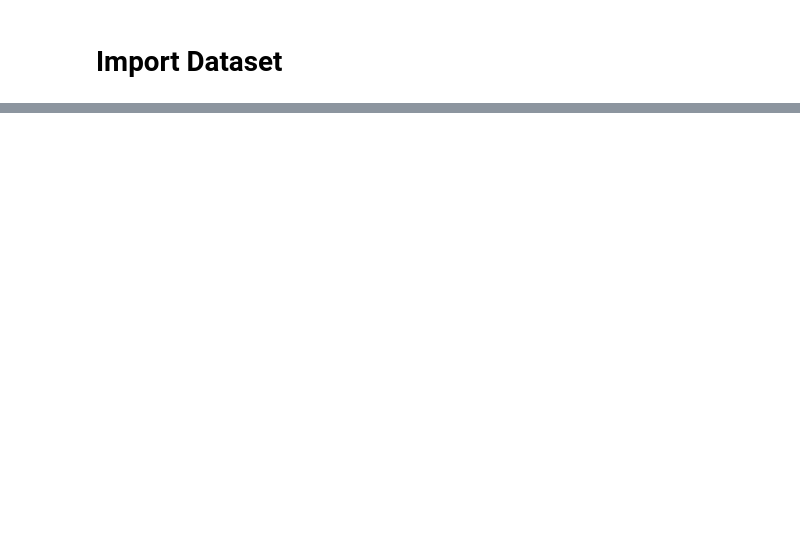
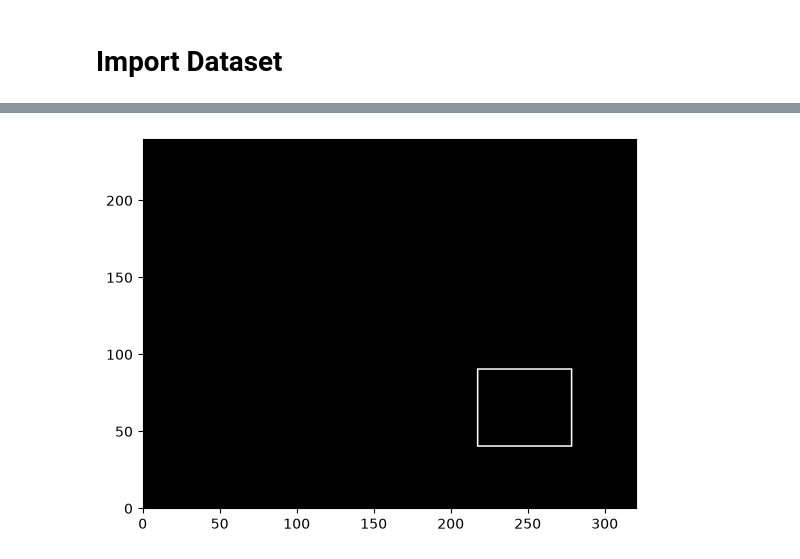
Before and after one commit to Wusteeeer/TinyML_Labs, a Jupyter notebook: shape_recognition/create_train_model.ipynb, the cells around one changed output, grey strips where cells are left out. Cells and saved outputs as stored; diff of their text form; code cells hidden in the pictures; blank space fills up the shorter version.

Commit message:
Creation of model and training seems to be working, it is overfitting though, so more work needed

```diff
--- a/shape_recognition/create_train_model.ipynb
+++ b/shape_recognition/create_train_model.ipynb
@@ -121,0 +96,22 @@ print(label_array[int(y_validate[4])])
+# %%
+
+model = tf.keras.Sequential([
+    tf.keras.layers.Input(shape=(WIDTH,HEIGHT,1)),
+    tf.keras.layers.Conv2D(32, 3, activation='relu'),
+    tf.keras.layers.MaxPooling2D(),
+    tf.keras.layers.Conv2D(32, 3, activation='relu'),
+    tf.keras.layers.MaxPooling2D(),
+    tf.keras.layers.Conv2D(32, 3, activation='relu'),
+    tf.keras.layers.MaxPooling2D(),
+    tf.keras.layers.Flatten(),
+    tf.keras.layers.Dense(128, activation='relu'),
+    tf.keras.layers.Dense(3)
+])
+
+model.compile(
+    optimizer='adam',
+    loss=tf.keras.losses.SparseCategoricalCrossentropy(from_logits=True),
+    metrics=['accuracy']
+)
+
+model.summary()
@@ -121,0 +142,4 @@ print(label_array[int(y_validate[4])])
+# %%
+history = model.fit(
+    x_train, y_train, epochs=10, validation_data=(x_validate, y_validate)
+)
@@ -121,0 +167,5 @@ print(label_array[int(y_validate[4])])
+# %%
+predictions = model.predict(x_test)
+print(predictions[3])
+show_screen(plt, x_test[3])
+# %% [output]
@@ -121,0 +174 @@ print(label_array[int(y_validate[4])])
+[figure, added]
```
Also changed, not shown: parts of 7 cells of this notebook, 1 other file.
